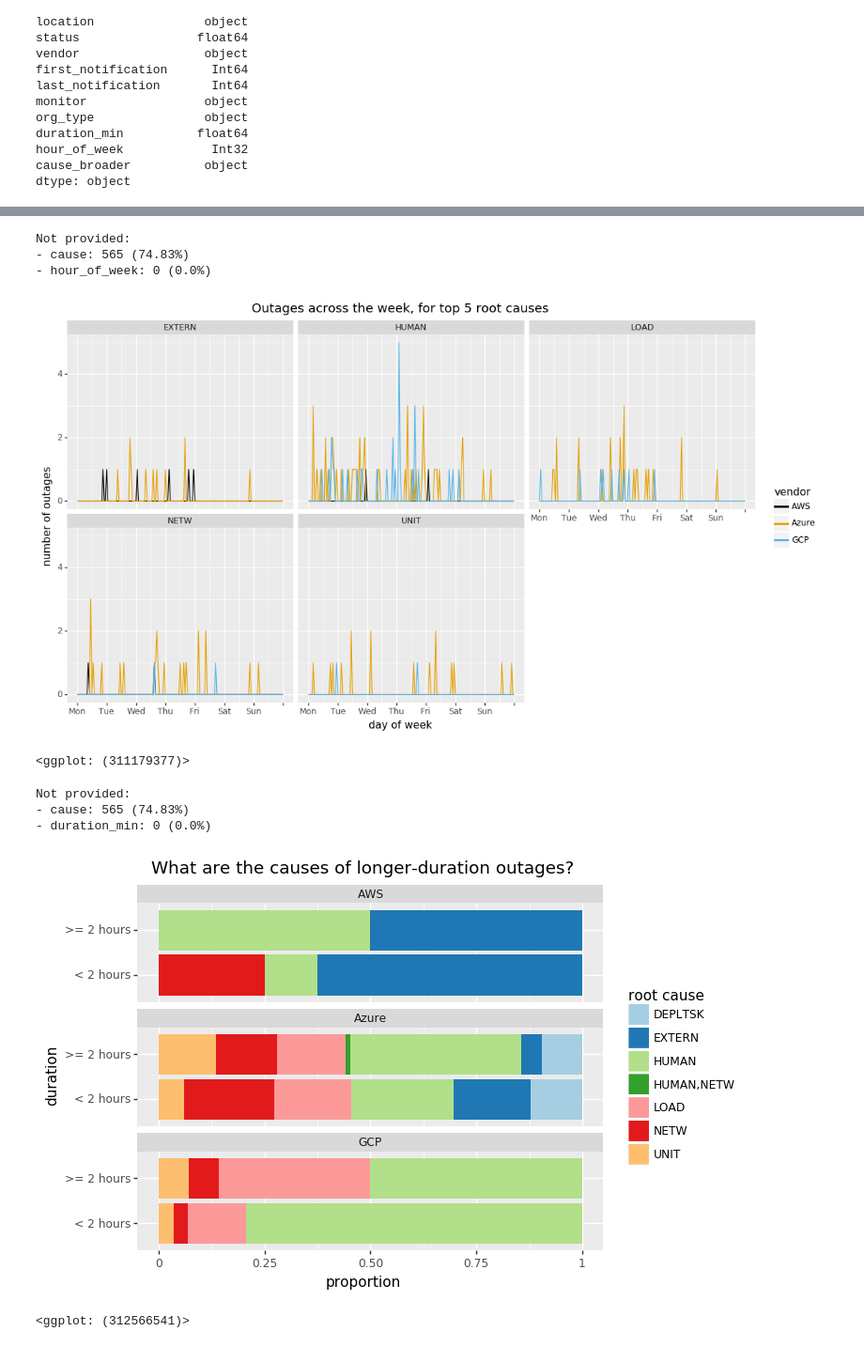
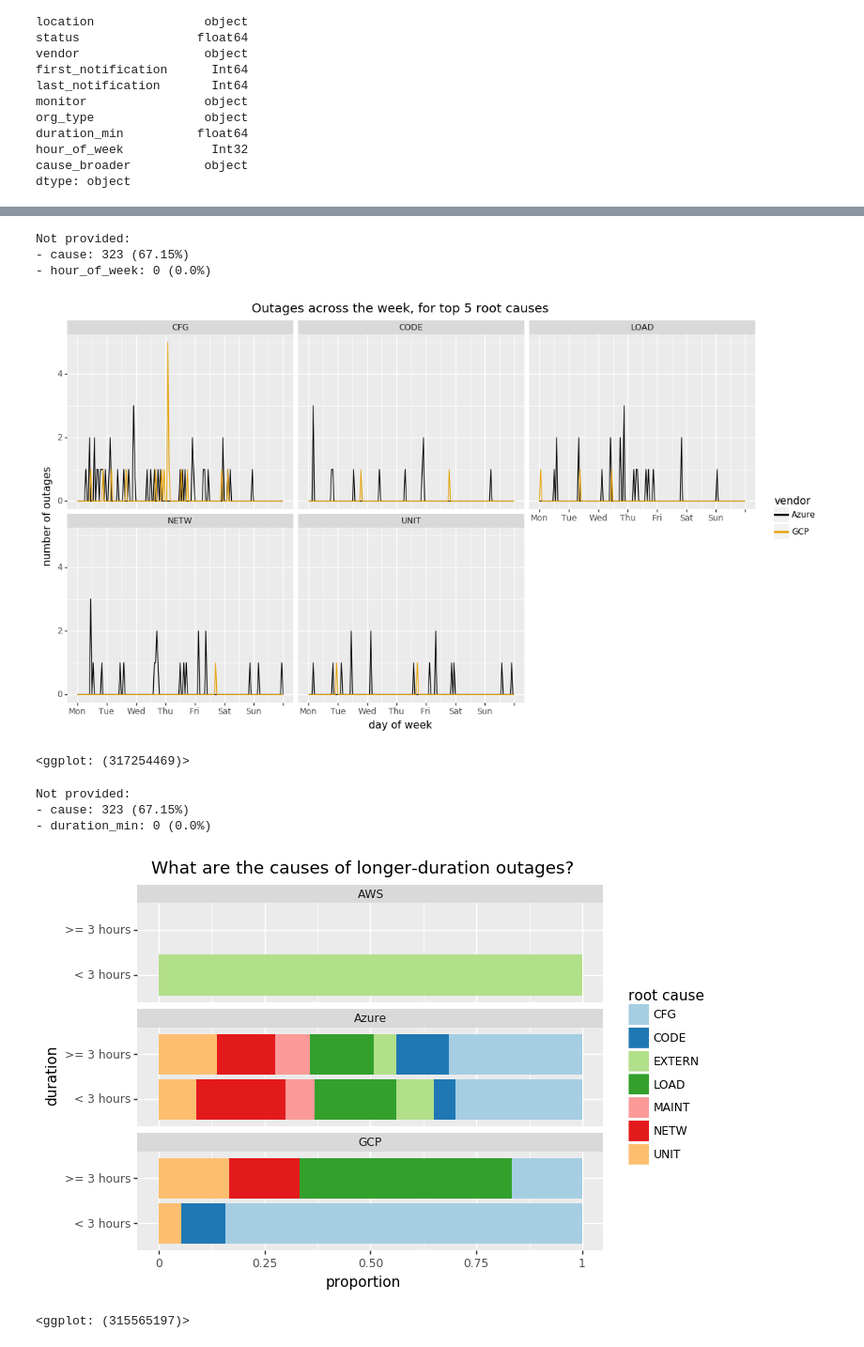
Before and after one commit to thezeroalpha/honours-project, a Jupyter notebook: notebooks/Plotting.ipynb, the cells around one changed output, grey strips where cells are left out. Shown at 94% size. Cells and saved outputs as stored; diff of their text form; code cells hidden in the pictures.

```diff
--- a/notebooks/Plotting.ipynb
+++ b/notebooks/Plotting.ipynb
@@ -185,7 +185,7 @@ Not provided:
 filt = df[filter_notprovided(df.cause) & df.hour_of_week.notna()]
 
 plotdf = pd.DataFrame({'vendor': filt.vendor,
-                       'cause': filt.cause_broader.map(lambda x: ','.join(map(shorten, x))),
+                       'cause': filt.cause_broader.map(shorten),
                        'hour_of_week': filt.hour_of_week})
 top_5_cause = plotdf.cause.value_counts()[0:5].index
 
@@ -214,34 +214,34 @@ export_graph("components-across-week", df, ['cause', 'hour_of_week'],
               + p9.ggtitle("Outages across the week, for top 5 root causes")))
 # %% [output]
 Not provided:
-- cause: 565 (74.83%)
+- cause: 323 (67.15%)
 - hour_of_week: 0 (0.0%)
-[figure, old version]
+[figure, new version]
-<ggplot: (311179377)>
+<ggplot: (317254469)>
 # %%
 filtered = df[filter_notprovided(df.cause) & (df.duration_min >= 0)]
-plotdf = (pd.DataFrame({'cause': filtered.cause_broader.map(lambda x: ','.join(map(shorten, x))),
-                       'duration_min': filtered.duration_min,
-                       'duration_comp': filtered.duration_min.map(lambda x: "< 2 hours" if (x/60.0) < 2 else ">= 2 hours"),
-                       'vendor': filtered.vendor}))
+plotdf = (pd.DataFrame({'cause': filtered.cause_broader.map(shorten),
+                        'duration_min': filtered.duration_min,
+                        'duration_comp': filtered.duration_min.map(lambda x: "< 3 hours" if (x/60.0) < 3 else ">= 3 hours"),
+                        'vendor': filtered.vendor}))
 
 normdf = plotdf.groupby(['vendor', 'duration_comp']).cause.value_counts(normalize=True).reset_index(name="proportion")
 
 with open("../report/src/numbers/components-vs-duration-n-wrong-times.tex", "w") as f:
     f.write("%d" % len(df[df.duration_min < 0]))
 
-export_graph("causes-vs-duration", df, ['cause', 'duration_min'],
+export_graph("causes-vs-duration-3hr", df, ['cause', 'duration_min'],
             (p9.ggplot(normdf)
              + p9.aes(x='duration_comp', y='proportion', fill='cause')
              + p9.facet_wrap('~ vendor', ncol=1)
              + p9.geom_col()
              + disc_fillpalette_larger
              + p9.labs(y="proportion", x="duration", fill="root cause")
              + p9.coord_flip()
              + p9.ggtitle("What are the causes of longer-duration outages?")))
 # %% [output]
 Not provided:
-- cause: 565 (74.83%)
+- cause: 323 (67.15%)
 - duration_min: 0 (0.0%)
-[figure, old version]
+[figure, new version]
-<ggplot: (312566541)>
+<ggplot: (315565197)>
```
Also changed, not shown: parts of 10 cells of this notebook, 51 other files.
